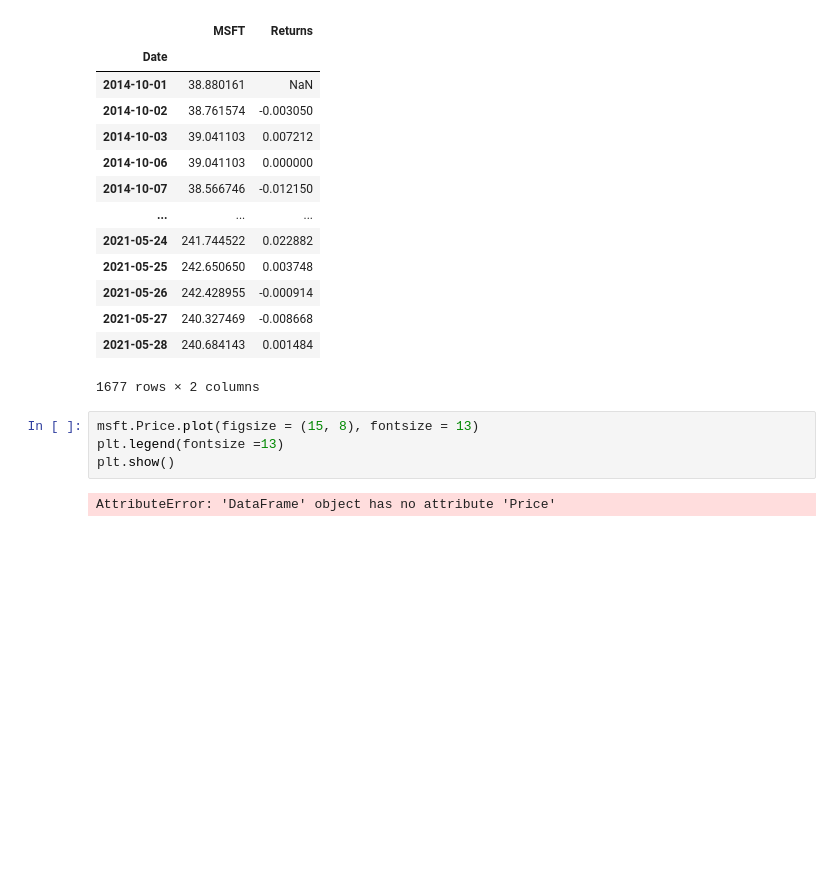
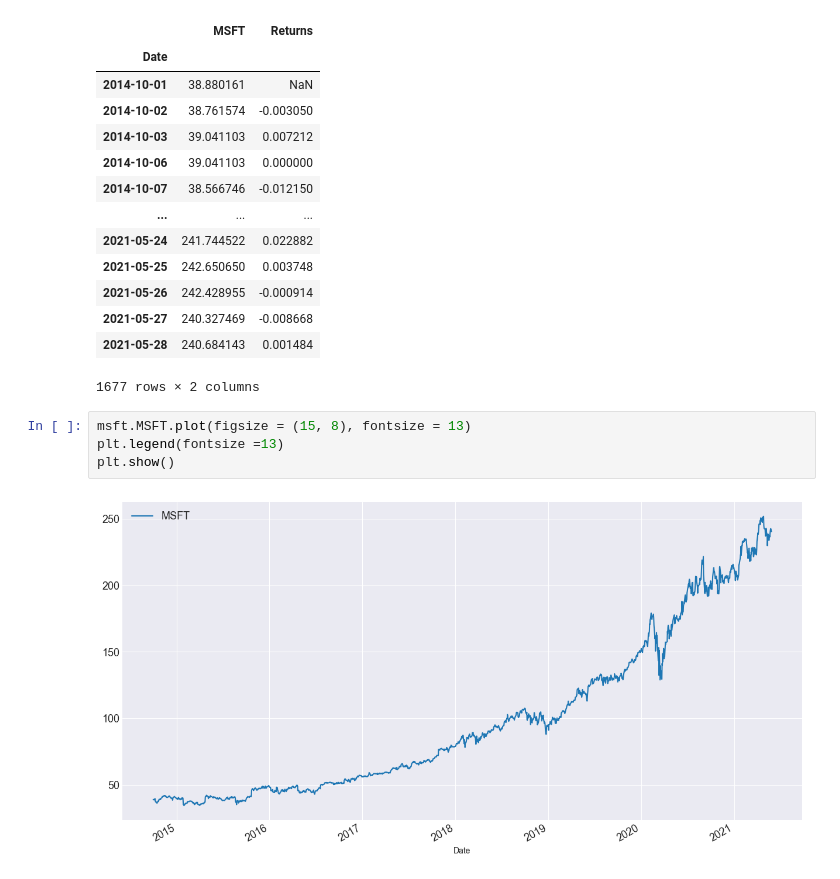
Before and after one commit to seanmayer/algo-trading-broker-testing, a Jupyter notebook: pandas-financial-data-analysis/3-measuring-reward-and-risk-finanical-instruments.ipynb, the cells around one changed output. Cells and saved outputs as stored; diff of their text form; blank space fills up the shorter version.

```diff
--- a/pandas-financial-data-analysis/3-measuring-reward-and-risk-finanical-instruments.ipynb
+++ b/pandas-financial-data-analysis/3-measuring-reward-and-risk-finanical-instruments.ipynb
@@ -26,8 +26,8 @@ msft
 | 2021-05-28 | 240.684143 | 0.001484 |
 1677 rows × 2 columns
 # %%
-msft.Price.plot(figsize = (15, 8), fontsize = 13)
+msft.MSFT.plot(figsize = (15, 8), fontsize = 13)
 plt.legend(fontsize =13)
 plt.show()
 # %% [output]
-AttributeError: 'DataFrame' object has no attribute 'Price'
+[figure, added]
```
Also changed, not shown: parts of 5 cells of this notebook.
